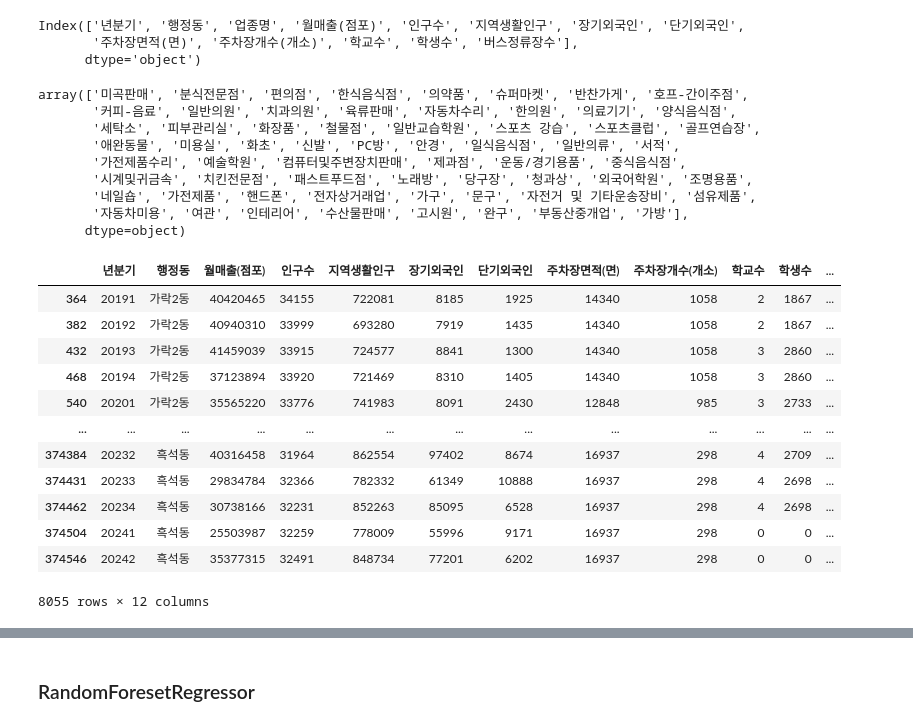
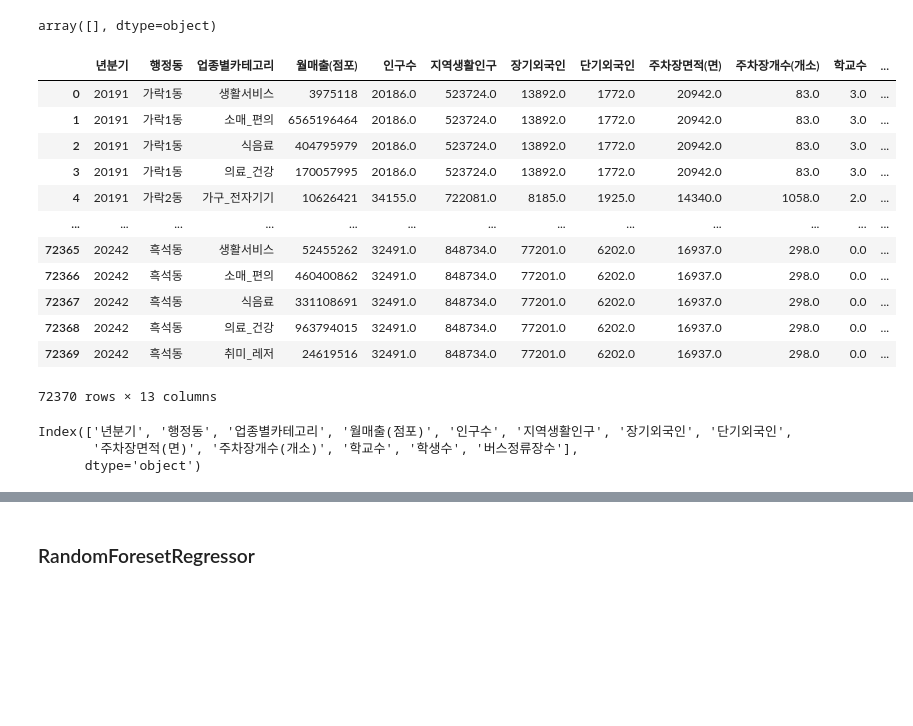
Before and after one commit to icehotcocoa/apt-project, a Jupyter notebook: LWB/머신러닝테스트/test_ml2.ipynb, the cells around one changed output, grey strips where cells are left out. Saved outputs shown, nothing was run; the diff lists cells and outputs as text; code cells hidden in the pictures; blank space fills up the shorter version.

```diff
--- a/LWB/머신러닝테스트/test_ml2.ipynb
+++ b/LWB/머신러닝테스트/test_ml2.ipynb
@@ -4,6 +63,42 @@ merged_data = pd.read_csv("Merged_Sales_data_v2.5.csv")
+# %%
+df[df['업종별카테고리']=='기타']['업종명'].unique()
+# %% [output]
+array([], dtype=object)
+# %%
+grouped_df = df.groupby(['년분기', '행정동', '업종별카테고리']).agg({
+    '월매출(점포)': 'sum',
+    # '주중매출': 'sum',
+    # '주말매출': 'sum',
+    # '점포수': 'sum',
+    '인구수': 'mean',
+    '지역생활인구': 'mean',
+    '장기외국인': 'mean',
+    '단기외국인': 'mean',
+    '주차장면적(면)': 'mean',
+    '주차장개수(개소)': 'mean',
+    '학교수': 'mean',
+    '학생수': 'mean',
+    '버스정류장수': 'mean'
+}).reset_index()
+
+grouped_df
+# %% [output]
+|  | 년분기 | 행정동 | 업종별카테고리 | 월매출(점포) | 인구수 | 지역생활인구 | 장기외국인 | 단기외국인 | 주차장면적(면) | 주차장개수(개소) | 학교수 | ... |
+| 0 | 20191 | 가락1동 | 생활서비스 | 3975118 | 20186.0 | 523724.0 | 13892.0 | 1772.0 | 20942.0 | 83.0 | 3.0 | ... |
+| 1 | 20191 | 가락1동 | 소매_편의 | 6565196464 | 20186.0 | 523724.0 | 13892.0 | 1772.0 | 20942.0 | 83.0 | 3.0 | ... |
+| 2 | 20191 | 가락1동 | 식음료 | 404795979 | 20186.0 | 523724.0 | 13892.0 | 1772.0 | 20942.0 | 83.0 | 3.0 | ... |
+| 3 | 20191 | 가락1동 | 의료_건강 | 170057995 | 20186.0 | 523724.0 | 13892.0 | 1772.0 | 20942.0 | 83.0 | 3.0 | ... |
+| 4 | 20191 | 가락2동 | 가구_전자기기 | 10626421 | 34155.0 | 722081.0 | 8185.0 | 1925.0 | 14340.0 | 1058.0 | 2.0 | ... |
+| ... | ... | ... | ... | ... | ... | ... | ... | ... | ... | ... | ... | ... |
+| 72365 | 20242 | 흑석동 | 생활서비스 | 52455262 | 32491.0 | 848734.0 | 77201.0 | 6202.0 | 16937.0 | 298.0 | 0.0 | ... |
+| 72366 | 20242 | 흑석동 | 소매_편의 | 460400862 | 32491.0 | 848734.0 | 77201.0 | 6202.0 | 16937.0 | 298.0 | 0.0 | ... |
+| 72367 | 20242 | 흑석동 | 식음료 | 331108691 | 32491.0 | 848734.0 | 77201.0 | 6202.0 | 16937.0 | 298.0 | 0.0 | ... |
+| 72368 | 20242 | 흑석동 | 의료_건강 | 963794015 | 32491.0 | 848734.0 | 77201.0 | 6202.0 | 16937.0 | 298.0 | 0.0 | ... |
+| 72369 | 20242 | 흑석동 | 취미_레저 | 24619516 | 32491.0 | 848734.0 | 77201.0 | 6202.0 | 16937.0 | 298.0 | 0.0 | ... |
+72370 rows × 13 columns
 # %%
-merged_data.columns
+grouped_df.columns
 # %% [output]
-Index(['년분기', '행정동', '업종명', '월매출(점포)', '인구수', '지역생활인구', '장기외국인', '단기외국인',
+Index(['년분기', '행정동', '업종별카테고리', '월매출(점포)', '인구수', '지역생활인구', '장기외국인', '단기외국인',
        '주차장면적(면)', '주차장개수(개소)', '학교수', '학생수', '버스정류장수'],
       dtype='object')
@@ -12,12 +104,0 @@ Index(['년분기', '행정동', '업종명', '월매출(점포)', '인구수',
-# %%
-merged_data['업종명'].unique()
-# %% [output]
-array(['미곡판매', '분식전문점', '편의점', '한식음식점', '의약품', '슈퍼마켓', '반찬가게', '호프-간이주점',
-       '커피-음료', '일반의원', '치과의원', '육류판매', '자동차수리', '한의원', '의료기기', '양식음식점',
-       '세탁소', '피부관리실', '화장품', '철물점', '일반교습학원', '스포츠 강습', '스포츠클럽', '골프연습장',
-       '애완동물', '미용실', '화초', '신발', 'PC방', '안경', '일식음식점', '일반의류', '서적',
-       '가전제품수리', '예술학원', '컴퓨터및주변장치판매', '제과점', '운동/경기용품', '중식음식점',
-       '시계및귀금속', '치킨전문점', '패스트푸드점', '노래방', '당구장', '청과상', '외국어학원', '조명용품',
-       '네일숍', '가전제품', '핸드폰', '전자상거래업', '가구', '문구', '자전거 및 기타운송장비', '섬유제품',
-       '자동차미용', '여관', '인테리어', '수산물판매', '고시원', '완구', '부동산중개업', '가방'],
-      dtype=object)
@@ -96,16 +104,0 @@ test_data = test_data[['년분기', '행정동', '월매출(점포)', '인구수
-# %%
-test_data
-# %% [output]
-|  | 년분기 | 행정동 | 월매출(점포) | 인구수 | 지역생활인구 | 장기외국인 | 단기외국인 | 주차장면적(면) | 주차장개수(개소) | 학교수 | 학생수 | ... |
-| 364 | 20191 | 가락2동 | 40420465 | 34155 | 722081 | 8185 | 1925 | 14340 | 1058 | 2 | 1867 | ... |
-| 382 | 20192 | 가락2동 | 40940310 | 33999 | 693280 | 7919 | 1435 | 14340 | 1058 | 2 | 1867 | ... |
-| 432 | 20193 | 가락2동 | 41459039 | 33915 | 724577 | 8841 | 1300 | 14340 | 1058 | 3 | 2860 | ... |
-| 468 | 20194 | 가락2동 | 37123894 | 33920 | 721469 | 8310 | 1405 | 14340 | 1058 | 3 | 2860 | ... |
-| 540 | 20201 | 가락2동 | 35565220 | 33776 | 741983 | 8091 | 2430 | 12848 | 985 | 3 | 2733 | ... |
-| ... | ... | ... | ... | ... | ... | ... | ... | ... | ... | ... | ... | ... |
-| 374384 | 20232 | 흑석동 | 40316458 | 31964 | 862554 | 97402 | 8674 | 16937 | 298 | 4 | 2709 | ... |
-| 374431 | 20233 | 흑석동 | 29834784 | 32366 | 782332 | 61349 | 10888 | 16937 | 298 | 4 | 2698 | ... |
-| 374462 | 20234 | 흑석동 | 30738166 | 32231 | 852263 | 85095 | 6528 | 16937 | 298 | 4 | 2698 | ... |
-| 374504 | 20241 | 흑석동 | 25503987 | 32259 | 778009 | 55996 | 9171 | 16937 | 298 | 0 | 0 | ... |
-| 374546 | 20242 | 흑석동 | 35377315 | 32491 | 848734 | 77201 | 6202 | 16937 | 298 | 0 | 0 | ... |
-8055 rows × 12 columns
```
Also changed, not shown: parts of 45 cells of this notebook.
